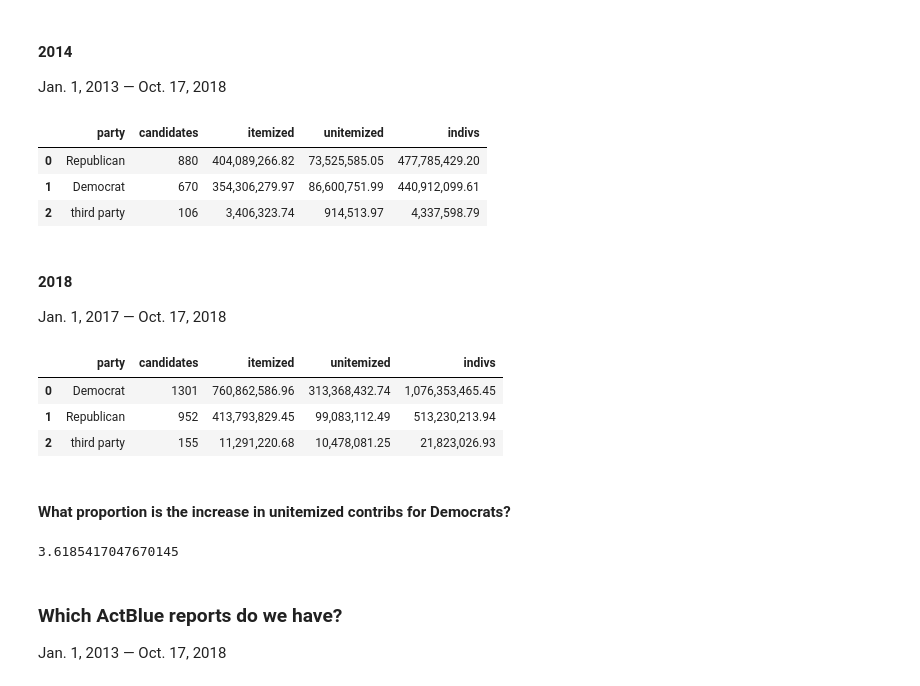
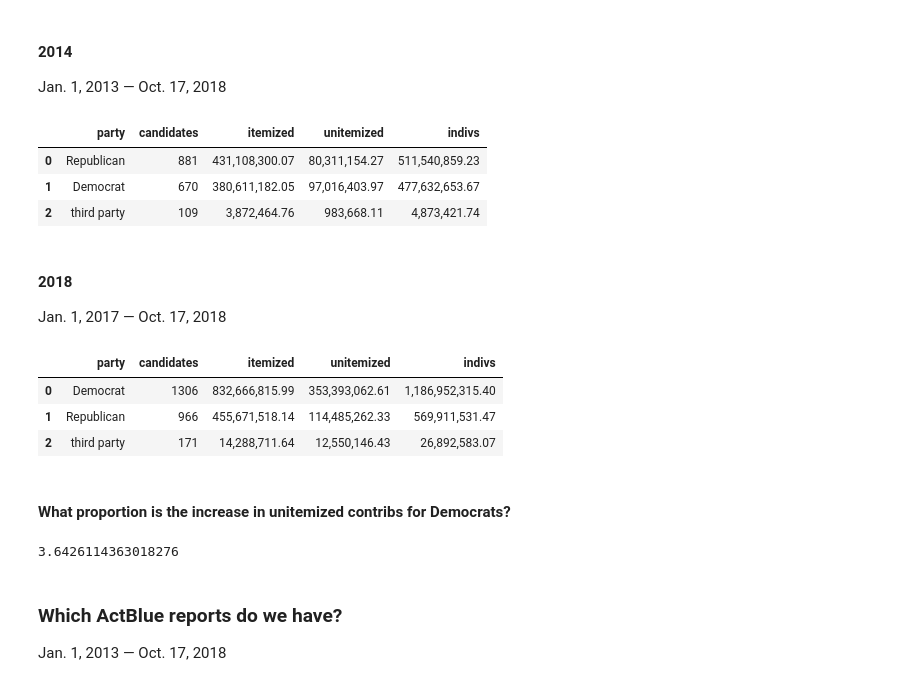
Before and after one commit to PublicI/actblue-analysis, a Jupyter notebook: analysis.ipynb, the cells around one changed output. Drawn from its saved outputs; the diff is of its cells as text; code cells hidden in the pictures.

```diff
--- a/analysis.ipynb
+++ b/analysis.ipynb
@@ -150,37 +150,37 @@ def calc_candidate_unitemized_by_party(cycle):
                                      coverage_through_date) filing_id,
                                     filer_committee_id_number,
                                     col_a_individual_contributions_itemized,
                                     col_a_individual_contributions_unitemized,
                                     col_a_total_individual_contributions,
                                     col_a_total_receipts,
                                     col_a_total_disbursements,
                                     coverage_from_date,
                                     coverage_through_date
            FROM fec_paper_campaign_summaries
            WHERE col_a_total_individual_contributions IS NOT NULL
            ORDER BY filer_committee_id_number,
                     coverage_through_date,
                     coverage_from_date,
                     filing_id DESC) AS summaries ON cand_pcc = filer_committee_id_number
         WHERE extract(YEAR
                       FROM coverage_through_date) >= %(year_before)s
-          AND coverage_through_date <= '%(cycle)s-10-17'::date
+          AND coverage_through_date <= '%(cycle)s-11-26'::date
           -- AND (col_a_total_receipts > 0
         --       OR col_a_total_disbursements > 0)
         GROUP BY -- cand_office,
                  party
         ORDER BY indivs DESC
         """, con=conn, params={"cycle":cycle,"year_before":cycle-1})
     )
 
 candidate_unitemized_by_party_14 = calc_candidate_unitemized_by_party(2014)
 
 candidate_unitemized_by_party_14
 # %% [output]
 |  | party | candidates | itemized | unitemized | indivs |
-| 0 | Republican | 880 | 404,089,266.82 | 73,525,585.05 | 477,785,429.20 |
-| 1 | Democrat | 670 | 354,306,279.97 | 86,600,751.99 | 440,912,099.61 |
-| 2 | third party | 106 | 3,406,323.74 | 914,513.97 | 4,337,598.79 |
+| 0 | Republican | 881 | 431,108,300.07 | 80,311,154.27 | 511,540,859.23 |
+| 1 | Democrat | 670 | 380,611,182.05 | 97,016,403.97 | 477,632,653.67 |
+| 2 | third party | 109 | 3,872,464.76 | 983,668.11 | 4,873,421.74 |
 # %% [markdown]
 #### 2018
 Jan. 1, 2017 — Oct. 17, 2018
@@ -190,15 +190,15 @@ candidate_unitemized_by_party_18 = calc_candidate_unitemized_by_party(2018)
 candidate_unitemized_by_party_18
 # %% [output]
 |  | party | candidates | itemized | unitemized | indivs |
-| 0 | Democrat | 1301 | 760,862,586.96 | 313,368,432.74 | 1,076,353,465.45 |
-| 1 | Republican | 952 | 413,793,829.45 | 99,083,112.49 | 513,230,213.94 |
-| 2 | third party | 155 | 11,291,220.68 | 10,478,081.25 | 21,823,026.93 |
+| 0 | Democrat | 1306 | 832,666,815.99 | 353,393,062.61 | 1,186,952,315.40 |
+| 1 | Republican | 966 | 455,671,518.14 | 114,485,262.33 | 569,911,531.47 |
+| 2 | third party | 171 | 14,288,711.64 | 12,550,146.43 | 26,892,583.07 |
 # %% [markdown]
 #### What proportion is the increase in unitemized contribs for Democrats?
 # %%
 candidate_unitemized_by_party_18[candidate_unitemized_by_party_18['party'] == 'Democrat']['unitemized'].sum()/candidate_unitemized_by_party_14[candidate_unitemized_by_party_14['party'] == 'Democrat']['unitemized'].sum()
 # %% [output]
-3.6185417047670145
+3.6426114363018276
 # %% [markdown]
 ### Which ActBlue reports do we have?
 Jan. 1, 2013 — Oct. 17, 2018
```
Also changed, not shown: parts of 64 cells of this notebook, 41 other files.
